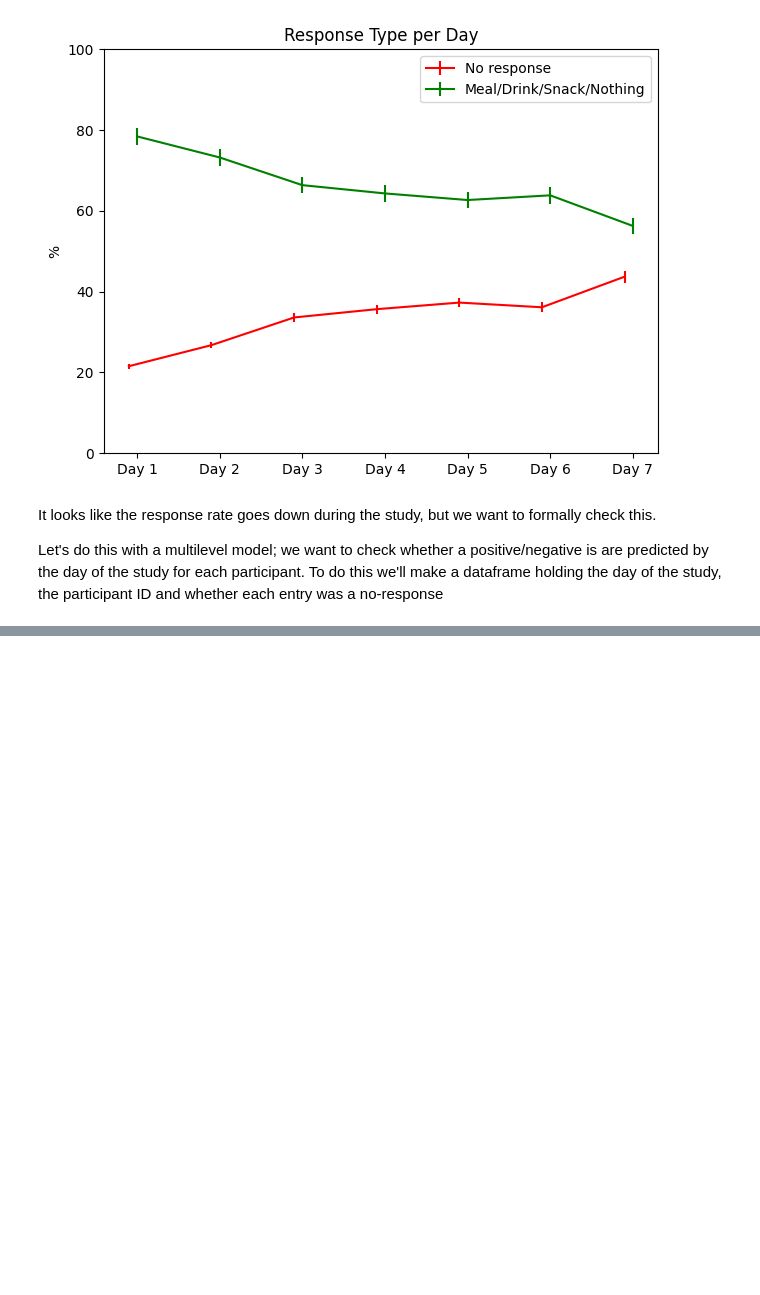
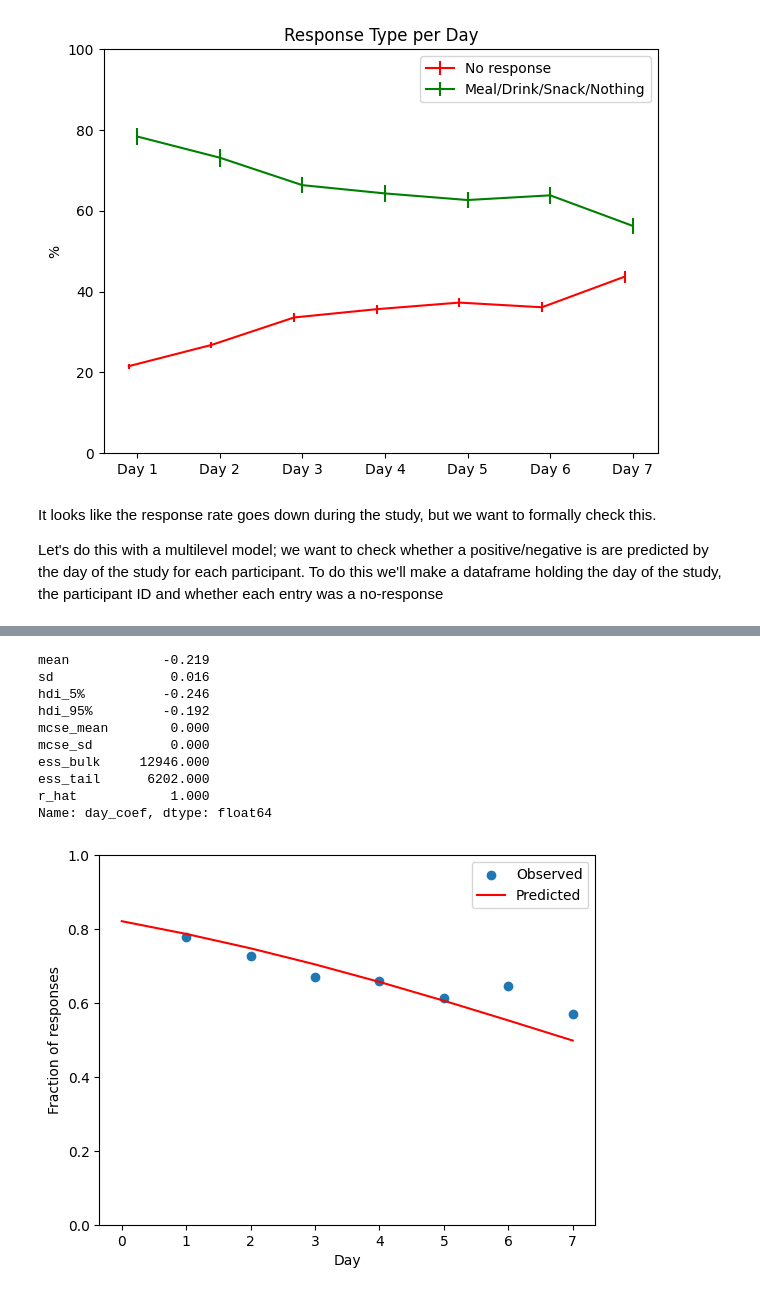
Before and after one commit to richard-lane/seaco_malaysia, a Jupyter notebook: smartwatch_feasibility.ipynb, the cells around one changed output, grey strips where cells are left out. Drawn from its saved outputs; the diff is of its cells as text; code cells hidden in the pictures; blank space fills up the shorter version.

```diff
--- a/smartwatch_feasibility.ipynb
+++ b/smartwatch_feasibility.ipynb
@@ -372,0 +280,26 @@ Inputs types: [TensorType(float64, shape=(83,)), TensorType(uint16, shape=(7722,
+# %%
+""" Repeat, removing Ramadan """
+import pymc as pm
+
+meal_info = clean.cleaned_smartwatch(remove_catchups=True)
+
+meal_info = meal_info[~meal_info["any_in_ramadan"]]
+
+keep = meal_info["delta"] <= pd.Timedelta(days=8)
+meal_info = meal_info[keep]
+print(len(keep), keep.sum())
+
+# Create a dataframe holding the right information
+model_df = pd.DataFrame()
+
+# Participant ID and entry day
+model_df["p_id"] = meal_info["p_id"]
+model_df["day"] = meal_info["delta"].dt.days
+
+# Whether each entry was a response or not
+model_df["entry"] = (
+    meal_info["meal_type"].isin({"Meal", "Drink", "Snack", "No food/drink"}).astype(int)
+)
+
+# Print the summary
+model, trace = linear_model(model_df)
@@ -372,0 +314,16 @@ Inputs types: [TensorType(float64, shape=(83,)), TensorType(uint16, shape=(7722,
+# %%
+pm.summary(trace)
+
+lineplot(trace, "img/linear_model_no_ramadan.png")
+# %% [output]
+mean            -0.219
+sd               0.016
+hdi_5%          -0.246
+hdi_95%         -0.192
+mcse_mean        0.000
+mcse_sd          0.000
+ess_bulk     12946.000
+ess_tail      6202.000
+r_hat            1.000
+Name: day_coef, dtype: float64
+[figure, added]
```
Also changed, not shown: parts of 9 cells of this notebook.
